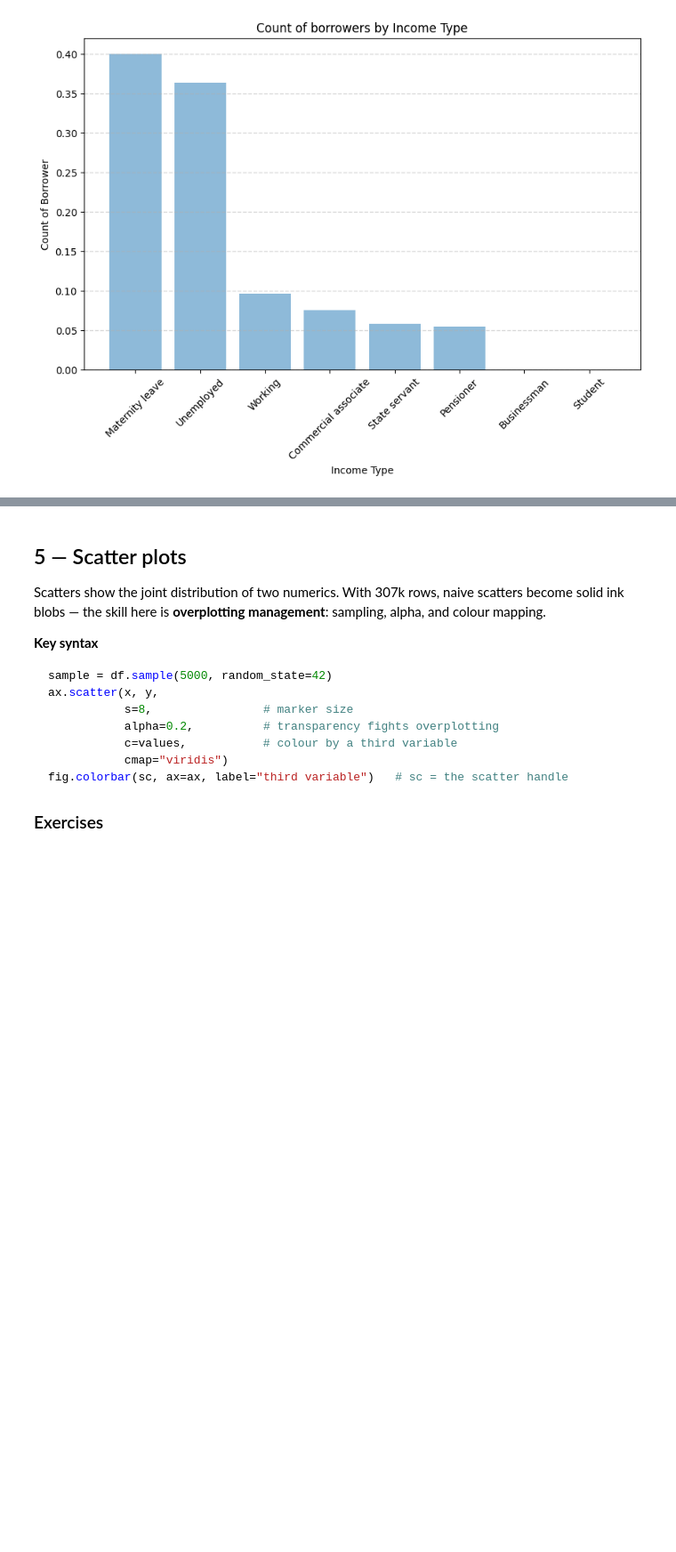
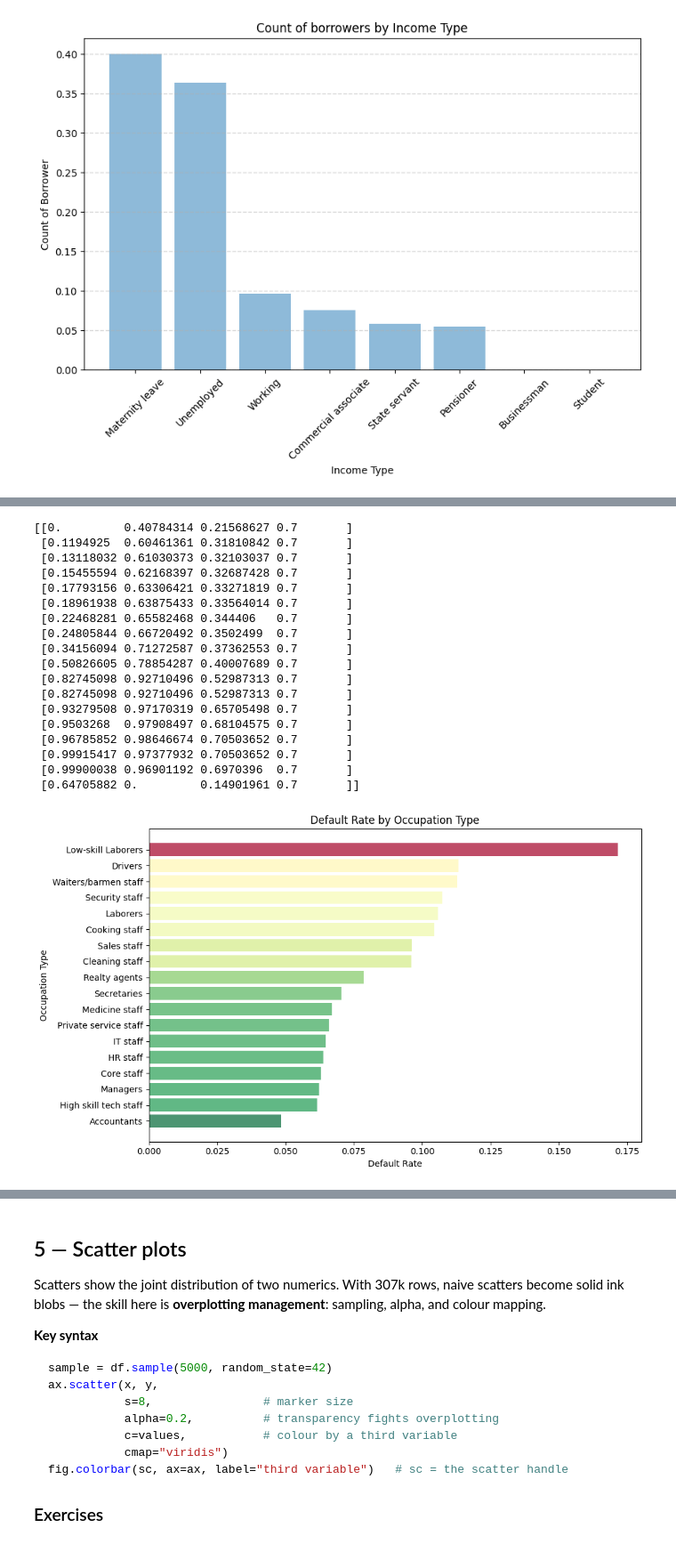
Before and after one commit to smallchuch/CreditRiskLearning, a Jupyter notebook: Learning Journey/1.5 Matplotlib + Seaborn/matplotlib_seaborn_practice_home_credit.ipynb, the cells around one changed output, grey strips where cells are left out. Shown at 89% size. Drawn from its saved outputs; the diff is of its cells as text; code cells hidden in the pictures; blank space fills up the shorter version.

```diff
--- a/Learning Journey/1.5 Matplotlib + Seaborn/matplotlib_seaborn_practice_home_credit.ipynb
+++ b/Learning Journey/1.5 Matplotlib + Seaborn/matplotlib_seaborn_practice_home_credit.ipynb
@@ -673,5 +779,51 @@ plt.show()
 # %%
 # Ex 4.4 — default rate by occupation
+
+occupation_default_rates = df["TARGET"].groupby(df['OCCUPATION_TYPE']).mean().sort_values(ascending=True)
+
+norm_occupation = colors.Normalize(vmin=min(occupation_default_rates), vmax=max(occupation_default_rates))
+cmap_occupation = cm._colormaps['RdYlGn_r']
+
+rgba_occupation = cmap_occupation(norm_occupation(occupation_default_rates))
+rgba_occupation.shape
+
+rgba_occupation[:, 3] = 0.7
+
+
+print(rgba_occupation)
+
+fig, ax = plt.subplots(figsize=(10,6))
+
+ax.barh(occupation_default_rates.index,
+        occupation_default_rates.values,
+        color=rgba_occupation
+        )
+ax.set_title('Default Rate by Occupation Type')
+ax.set_ylabel('Occupation Type')
+ax.set_xlabel('Default Rate')
+
+plt.tight_layout()
+plt.show()
+# %% [output]
+[[0.         0.40784314 0.21568627 0.7       ]
+ [0.1194925  0.60461361 0.31810842 0.7       ]
+ [0.13118032 0.61030373 0.32103037 0.7       ]
+ [0.15455594 0.62168397 0.32687428 0.7       ]
+ [0.17793156 0.63306421 0.33271819 0.7       ]
+ [0.18961938 0.63875433 0.33564014 0.7       ]
+ [0.22468281 0.65582468 0.344406   0.7       ]
+ [0.24805844 0.66720492 0.3502499  0.7       ]
+ [0.34156094 0.71272587 0.37362553 0.7       ]
+ [0.50826605 0.78854287 0.40007689 0.7       ]
+ [0.82745098 0.92710496 0.52987313 0.7       ]
+ [0.82745098 0.92710496 0.52987313 0.7       ]
+ [0.93279508 0.97170319 0.65705498 0.7       ]
+ [0.9503268  0.97908497 0.68104575 0.7       ]
+ [0.96785852 0.98646674 0.70503652 0.7       ]
+ [0.99915417 0.97377932 0.70503652 0.7       ]
+ [0.99900038 0.96901192 0.6970396  0.7       ]
+ [0.64705882 0.         0.14901961 0.7       ]]
+[figure, added]
 # %% [markdown]
 **Your answers (4.1–4.3):**
 
```
Also changed, not shown: parts of 6 cells of this notebook, 1 other file.
